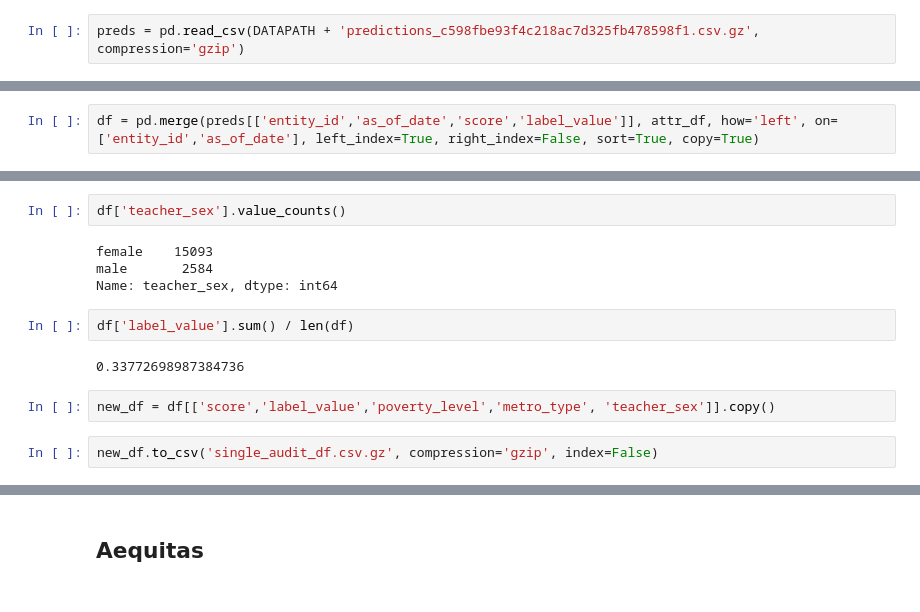
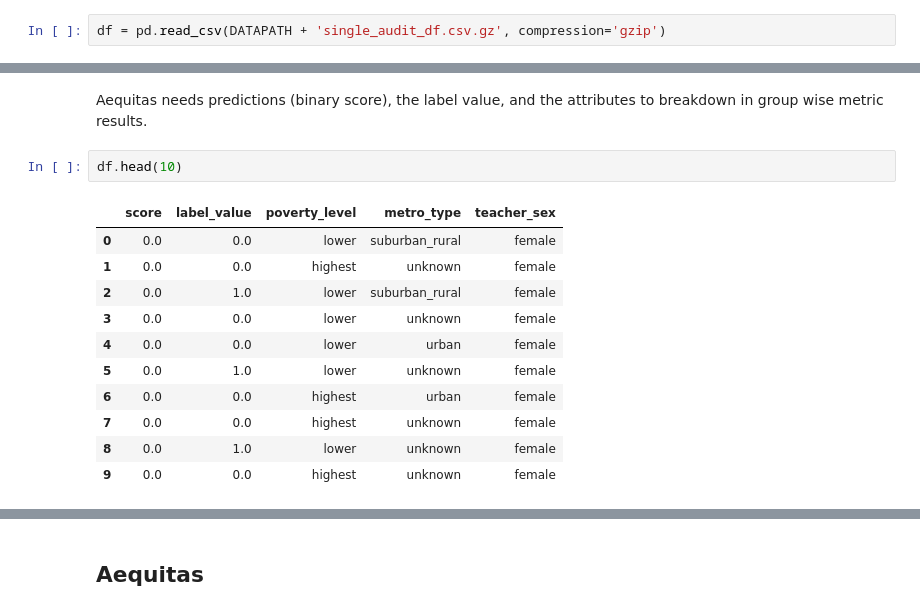
Before and after one commit to dssg/fairness_tutorial, a Jupyter notebook: notebooks/single_model_audit.ipynb, the cells around one changed output, grey strips where cells are left out. Saved outputs shown, nothing was run; the diff lists cells and outputs as text.

```diff
--- a/notebooks/single_model_audit.ipynb
+++ b/notebooks/single_model_audit.ipynb
@@ -15,2 +17,2 @@ DATAPATH = 'https://github.com/dssg/fairness_tutorial/raw/master/data/'
 # %%
-preds = pd.read_csv(DATAPATH + 'predictions_c598fbe93f4c218ac7d325fb478598f1.csv.gz', compression='gzip')
+df = pd.read_csv(DATAPATH + 'single_audit_df.csv.gz', compression='gzip')
@@ -68,2 +18,0 @@ attr_df.tail(10)
-# %%
-df = pd.merge(preds[['entity_id','as_of_date','score','label_value']], attr_df, how='left', on=['entity_id','as_of_date'], left_index=True, right_index=False, sort=True, copy=True)
@@ -92,14 +19,16 @@ Name: metro_type, dtype: int64
-# %%
-df['teacher_sex'].value_counts()
-# %% [output]
-female    15093
-male       2584
-Name: teacher_sex, dtype: int64
-# %%
-df['label_value'].sum() / len(df)
-# %% [output]
-0.33772698987384736
-# %%
-new_df = df[['score','label_value','poverty_level','metro_type', 'teacher_sex']].copy()
-# %%
-new_df.to_csv('single_audit_df.csv.gz', compression='gzip', index=False)
+# %% [markdown]
+Aequitas needs predictions (binary score), the label value, and the attributes to breakdown in group wise metric results.
+# %%
+df.head(10)
+# %% [output]
+|  | score | label_value | poverty_level | metro_type | teacher_sex |
+| 0 | 0.0 | 0.0 | lower | suburban_rural | female |
+| 1 | 0.0 | 0.0 | highest | unknown | female |
+| 2 | 0.0 | 1.0 | lower | suburban_rural | female |
+| 3 | 0.0 | 0.0 | lower | unknown | female |
+| 4 | 0.0 | 0.0 | lower | urban | female |
+| 5 | 0.0 | 1.0 | lower | unknown | female |
+| 6 | 0.0 | 0.0 | highest | urban | female |
+| 7 | 0.0 | 0.0 | highest | unknown | female |
+| 8 | 0.0 | 1.0 | lower | unknown | female |
+| 9 | 0.0 | 0.0 | highest | unknown | female |
```
Also changed, not shown: parts of 21 cells of this notebook.
